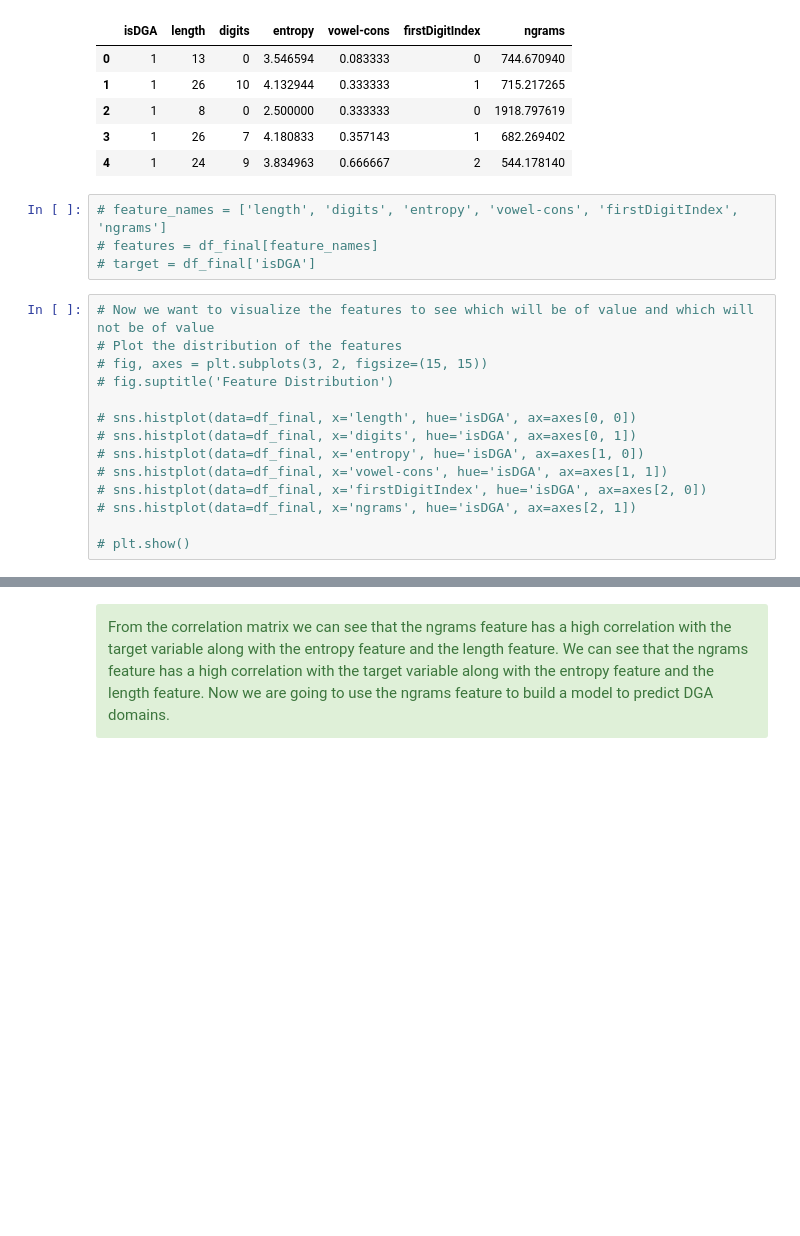
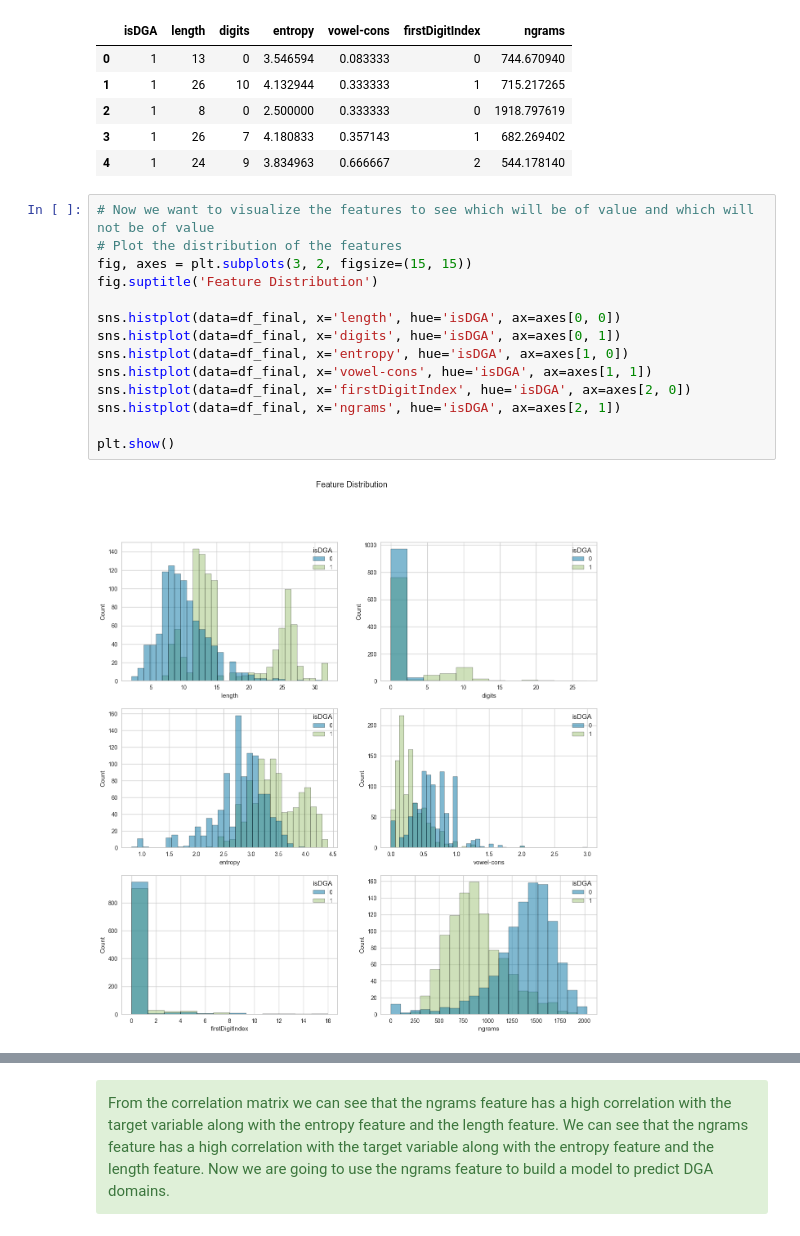
Before and after one commit to dorianDraper/DGA-detection-project1, a Jupyter notebook: src/pr1-DGA detection.ipynb, the cells around one changed output, grey strips where cells are left out. Drawn from its saved outputs; the diff is of its cells as text; blank space fills up the shorter version.

```diff
--- a/src/pr1-DGA detection.ipynb
+++ b/src/pr1-DGA detection.ipynb
@@ -212,24 +214,22 @@ df_final.head()
 | 2 | 1 | 8 | 0 | 2.500000 | 0.333333 | 0 | 1918.797619 |
 | 3 | 1 | 26 | 7 | 4.180833 | 0.357143 | 1 | 682.269402 |
 | 4 | 1 | 24 | 9 | 3.834963 | 0.666667 | 2 | 544.178140 |
-# %%
-# feature_names = ['length', 'digits', 'entropy', 'vowel-cons', 'firstDigitIndex', 'ngrams']
-# features = df_final[feature_names]
-# target = df_final['isDGA']
 # %%
 # Now we want to visualize the features to see which will be of value and which will not be of value
 # Plot the distribution of the features
-# fig, axes = plt.subplots(3, 2, figsize=(15, 15))
-# fig.suptitle('Feature Distribution')
+fig, axes = plt.subplots(3, 2, figsize=(15, 15))
+fig.suptitle('Feature Distribution')
 
-# sns.histplot(data=df_final, x='length', hue='isDGA', ax=axes[0, 0])
-# sns.histplot(data=df_final, x='digits', hue='isDGA', ax=axes[0, 1])
-# sns.histplot(data=df_final, x='entropy', hue='isDGA', ax=axes[1, 0])
-# sns.histplot(data=df_final, x='vowel-cons', hue='isDGA', ax=axes[1, 1])
-# sns.histplot(data=df_final, x='firstDigitIndex', hue='isDGA', ax=axes[2, 0])
-# sns.histplot(data=df_final, x='ngrams', hue='isDGA', ax=axes[2, 1])
+sns.histplot(data=df_final, x='length', hue='isDGA', ax=axes[0, 0])
+sns.histplot(data=df_final, x='digits', hue='isDGA', ax=axes[0, 1])
+sns.histplot(data=df_final, x='entropy', hue='isDGA', ax=axes[1, 0])
+sns.histplot(data=df_final, x='vowel-cons', hue='isDGA', ax=axes[1, 1])
+sns.histplot(data=df_final, x='firstDigitIndex', hue='isDGA', ax=axes[2, 0])
+sns.histplot(data=df_final, x='ngrams', hue='isDGA', ax=axes[2, 1])
 
-# plt.show()
+plt.show()
+# %% [output]
+[figure, added]
 # %%
 # Correalation matrix
 corr = df_final.corr()
```
Also changed, not shown: parts of 41 cells of this notebook, 19 other files.
